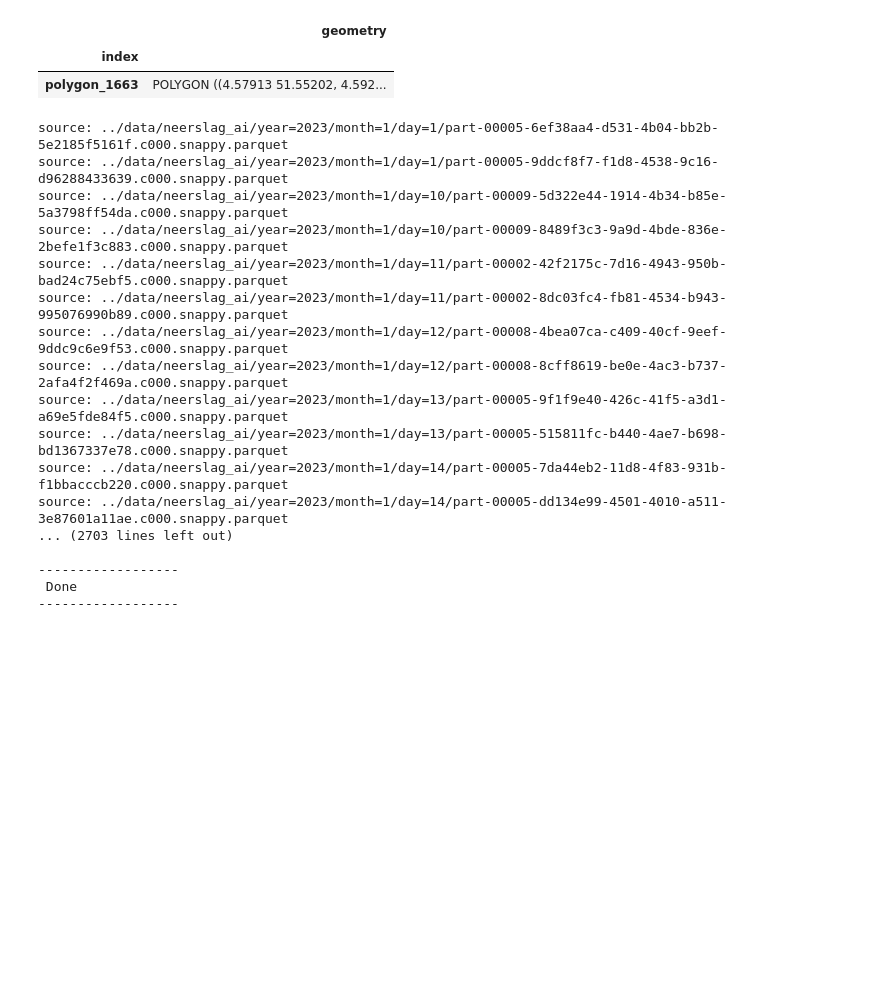
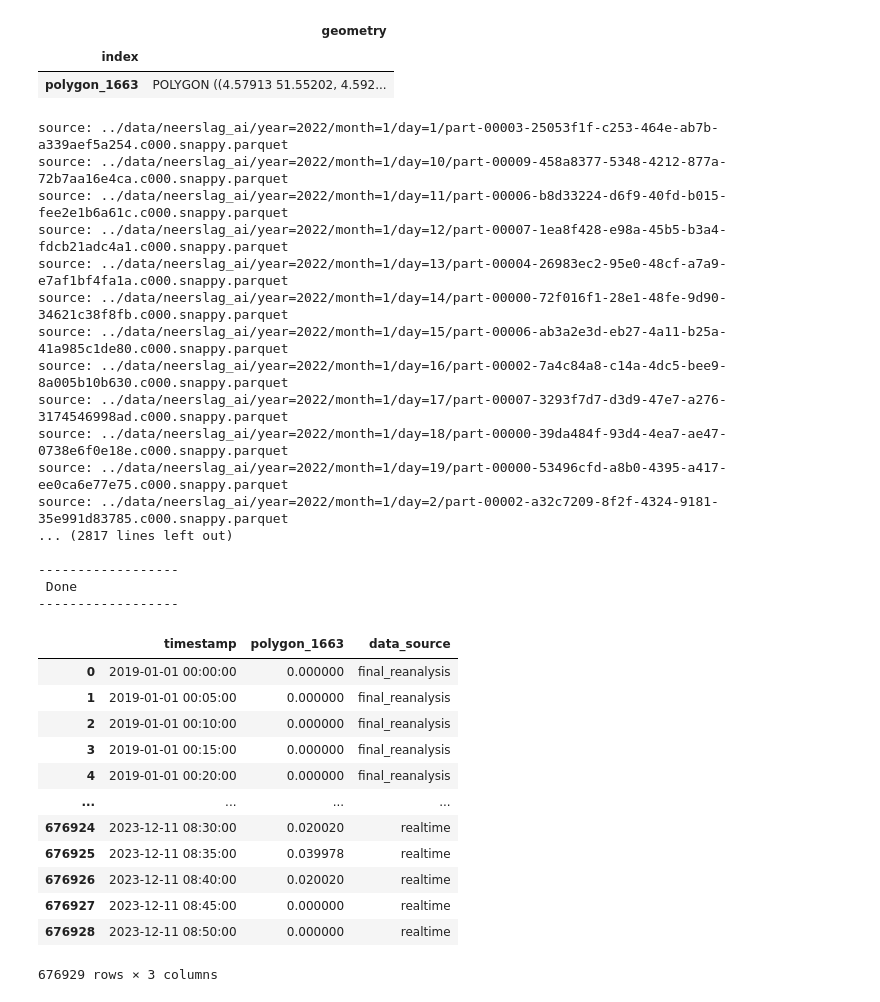
Before and after one commit to TeaDrinkingProgrammer/brabant-water-capstone, a Jupyter notebook: try_map/try_map.ipynb, the cells around one changed output. Drawn from its saved outputs; the diff is of its cells as text; code cells hidden in the pictures; blank space fills up the shorter version.

Commit message:
Added some missing data, discovered some of it is an issue with the source data

```diff
--- a/try_map/try_map.ipynb
+++ b/try_map/try_map.ipynb
@@ -84,19 +84,23 @@ polygon_name = 'polygon_1663'
 columns_to_read = ['timestamp', polygon_name, 'data_source']
 columns_to_read_without_data_source = ['timestamp', polygon_name]
 # Function to process each file
-def process_file(file):
-    if os.path.splitext(file)[1] == '.parquet':
+def process_file(file: str):
+    if os.path.splitext(file)[1] == '.parquet' and '_delta_log' not in root:
+        file_path = os.path.join(root, file)
         try:
-            file_path = os.path.join(root, file)
             # Read only the specified columns
             df_weather = pd.read_parquet(file_path, columns=columns_to_read)
-            # Only get the row with final_reanalysis as data_source
-            df_weather = df_weather.loc[df_weather['data_source'] == 'final_reanalysis']
             print("source: " + file_path)
             return df_weather
         except Exception as e:
-            # When there is no data_source column, the file is not the one we want
-            return pd.DataFrame()
+            try:
+                # Read only the specified columns
+                df_weather = pd.read_parquet(file_path, columns=columns_to_read_without_data_source)
+                df_weather['data_source'] = None
+                print("source: " + file_path)
+                return df_weather
+            except Exception as e:
+                raise Exception(f"Error reading file {file_path}: {e}")
 
 # Use ThreadPoolExecutor to parallelize file processing
 with ThreadPoolExecutor() as executor:
@@ -111,20 +115,38 @@ final_df = pd.concat(final_df_list, ignore_index=True)
 
 print('\n------------------\n Done \n------------------\n')
 # %% [output]
-source: ../data/neerslag_ai/year=2023/month=1/day=1/part-00005-6ef38aa4-d531-4b04-bb2b-5e2185f5161f.c000.snappy.parquet
-source: ../data/neerslag_ai/year=2023/month=1/day=1/part-00005-9ddcf8f7-f1d8-4538-9c16-d96288433639.c000.snappy.parquet
-source: ../data/neerslag_ai/year=2023/month=1/day=10/part-00009-5d322e44-1914-4b34-b85e-5a3798ff54da.c000.snappy.parquet
-source: ../data/neerslag_ai/year=2023/month=1/day=10/part-00009-8489f3c3-9a9d-4bde-836e-2befe1f3c883.c000.snappy.parquet
-source: ../data/neerslag_ai/year=2023/month=1/day=11/part-00002-42f2175c-7d16-4943-950b-bad24c75ebf5.c000.snappy.parquet
-source: ../data/neerslag_ai/year=2023/month=1/day=11/part-00002-8dc03fc4-fb81-4534-b943-995076990b89.c000.snappy.parquet
-source: ../data/neerslag_ai/year=2023/month=1/day=12/part-00008-4bea07ca-c409-40cf-9eef-9ddc9c6e9f53.c000.snappy.parquet
-source: ../data/neerslag_ai/year=2023/month=1/day=12/part-00008-8cff8619-be0e-4ac3-b737-2afa4f2f469a.c000.snappy.parquet
-source: ../data/neerslag_ai/year=2023/month=1/day=13/part-00005-9f1f9e40-426c-41f5-a3d1-a69e5fde84f5.c000.snappy.parquet
-source: ../data/neerslag_ai/year=2023/month=1/day=13/part-00005-515811fc-b440-4ae7-b698-bd1367337e78.c000.snappy.parquet
-source: ../data/neerslag_ai/year=2023/month=1/day=14/part-00005-7da44eb2-11d8-4f83-931b-f1bbacccb220.c000.snappy.parquet
-source: ../data/neerslag_ai/year=2023/month=1/day=14/part-00005-dd134e99-4501-4010-a511-3e87601a11ae.c000.snappy.parquet
-... (2703 lines left out)
+source: ../data/neerslag_ai/year=2022/month=1/day=1/part-00003-25053f1f-c253-464e-ab7b-a339aef5a254.c000.snappy.parquet
+source: ../data/neerslag_ai/year=2022/month=1/day=10/part-00009-458a8377-5348-4212-877a-72b7aa16e4ca.c000.snappy.parquet
+source: ../data/neerslag_ai/year=2022/month=1/day=11/part-00006-b8d33224-d6f9-40fd-b015-fee2e1b6a61c.c000.snappy.parquet
+source: ../data/neerslag_ai/year=2022/month=1/day=12/part-00007-1ea8f428-e98a-45b5-b3a4-fdcb21adc4a1.c000.snappy.parquet
+source: ../data/neerslag_ai/year=2022/month=1/day=13/part-00004-26983ec2-95e0-48cf-a7a9-e7af1bf4fa1a.c000.snappy.parquet
+source: ../data/neerslag_ai/year=2022/month=1/day=14/part-00000-72f016f1-28e1-48fe-9d90-34621c38f8fb.c000.snappy.parquet
+source: ../data/neerslag_ai/year=2022/month=1/day=15/part-00006-ab3a2e3d-eb27-4a11-b25a-41a985c1de80.c000.snappy.parquet
+source: ../data/neerslag_ai/year=2022/month=1/day=16/part-00002-7a4c84a8-c14a-4dc5-bee9-8a005b10b630.c000.snappy.parquet
+source: ../data/neerslag_ai/year=2022/month=1/day=17/part-00007-3293f7d7-d3d9-47e7-a276-3174546998ad.c000.snappy.parquet
+source: ../data/neerslag_ai/year=2022/month=1/day=18/part-00000-39da484f-93d4-4ea7-ae47-0738e6f0e18e.c000.snappy.parquet
+source: ../data/neerslag_ai/year=2022/month=1/day=19/part-00000-53496cfd-a8b0-4395-a417-ee0ca6e77e75.c000.snappy.parquet
+source: ../data/neerslag_ai/year=2022/month=1/day=2/part-00002-a32c7209-8f2f-4324-9181-35e991d83785.c000.snappy.parquet
+... (2817 lines left out)
 
 ------------------
  Done
 ------------------
+# %%
+final_df.sort_values(by=['timestamp'], inplace=True)
+final_df = final_df.reset_index(drop=True)
+final_df
+# %% [output]
+|  | timestamp | polygon_1663 | data_source |
+| 0 | 2019-01-01 00:00:00 | 0.000000 | final_reanalysis |
+| 1 | 2019-01-01 00:05:00 | 0.000000 | final_reanalysis |
+| 2 | 2019-01-01 00:10:00 | 0.000000 | final_reanalysis |
+| 3 | 2019-01-01 00:15:00 | 0.000000 | final_reanalysis |
+| 4 | 2019-01-01 00:20:00 | 0.000000 | final_reanalysis |
+| ... | ... | ... | ... |
+| 676924 | 2023-12-11 08:30:00 | 0.020020 | realtime |
+| 676925 | 2023-12-11 08:35:00 | 0.039978 | realtime |
+| 676926 | 2023-12-11 08:40:00 | 0.020020 | realtime |
+| 676927 | 2023-12-11 08:45:00 | 0.000000 | realtime |
+| 676928 | 2023-12-11 08:50:00 | 0.000000 | realtime |
+676929 rows × 3 columns
```
Also changed, not shown: parts of 6 cells of this notebook, 4 other files.
